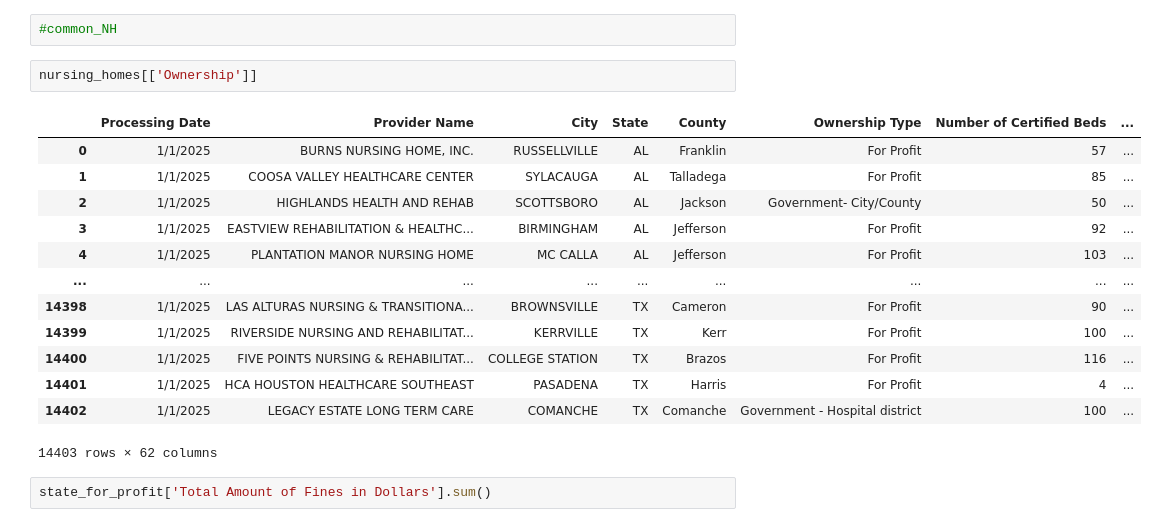
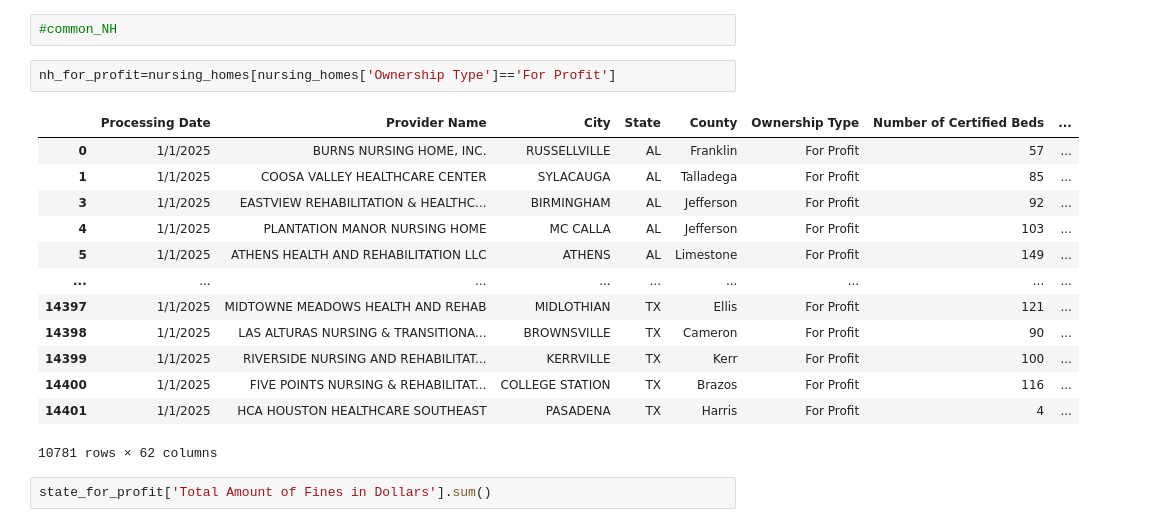
Before and after one commit to ebestford/Nursing_Homes_US, a Jupyter notebook: notebook/Elizabeth Bestford Python Capstone.ipynb, the cells around one changed output. Cells and saved outputs as stored; diff of their text form.

```diff
--- a/notebook/Elizabeth Bestford Python Capstone.ipynb
+++ b/notebook/Elizabeth Bestford Python Capstone.ipynb
@@ -548,21 +534,21 @@ Name: count, dtype: int64
 # %%
 #common_NH
 # %%
-nursing_homes[['Ownership']]
+nh_for_profit=nursing_homes[nursing_homes['Ownership Type']=='For Profit']
 # %% [output]
 |  | Processing Date | Provider Name | City | State | County | Ownership Type | Number of Certified Beds | ... |
 | 0 | 1/1/2025 | BURNS NURSING HOME, INC. | RUSSELLVILLE | AL | Franklin | For Profit | 57 | ... |
 | 1 | 1/1/2025 | COOSA VALLEY HEALTHCARE CENTER | SYLACAUGA | AL | Talladega | For Profit | 85 | ... |
-| 2 | 1/1/2025 | HIGHLANDS HEALTH AND REHAB | SCOTTSBORO | AL | Jackson | Government- City/County | 50 | ... |
 | 3 | 1/1/2025 | EASTVIEW REHABILITATION & HEALTHC... | BIRMINGHAM | AL | Jefferson | For Profit | 92 | ... |
 | 4 | 1/1/2025 | PLANTATION MANOR NURSING HOME | MC CALLA | AL | Jefferson | For Profit | 103 | ... |
+| 5 | 1/1/2025 | ATHENS HEALTH AND REHABILITATION LLC | ATHENS | AL | Limestone | For Profit | 149 | ... |
 | ... | ... | ... | ... | ... | ... | ... | ... | ... |
+| 14397 | 1/1/2025 | MIDTOWNE MEADOWS HEALTH AND REHAB | MIDLOTHIAN | TX | Ellis | For Profit | 121 | ... |
 | 14398 | 1/1/2025 | LAS ALTURAS NURSING & TRANSITIONA... | BROWNSVILLE | TX | Cameron | For Profit | 90 | ... |
 | 14399 | 1/1/2025 | RIVERSIDE NURSING AND REHABILITAT... | KERRVILLE | TX | Kerr | For Profit | 100 | ... |
 | 14400 | 1/1/2025 | FIVE POINTS NURSING & REHABILITAT... | COLLEGE STATION | TX | Brazos | For Profit | 116 | ... |
 | 14401 | 1/1/2025 | HCA HOUSTON HEALTHCARE SOUTHEAST | PASADENA | TX | Harris | For Profit | 4 | ... |
-| 14402 | 1/1/2025 | LEGACY ESTATE LONG TERM CARE | COMANCHE | TX | Comanche | Government - Hospital district | 100 | ... |
-14403 rows × 62 columns
+10781 rows × 62 columns
 # %%
 state_for_profit['Total Amount of Fines in Dollars'].sum()
 # %% [output]
```
Also changed, not shown: parts of 7 cells of this notebook.
